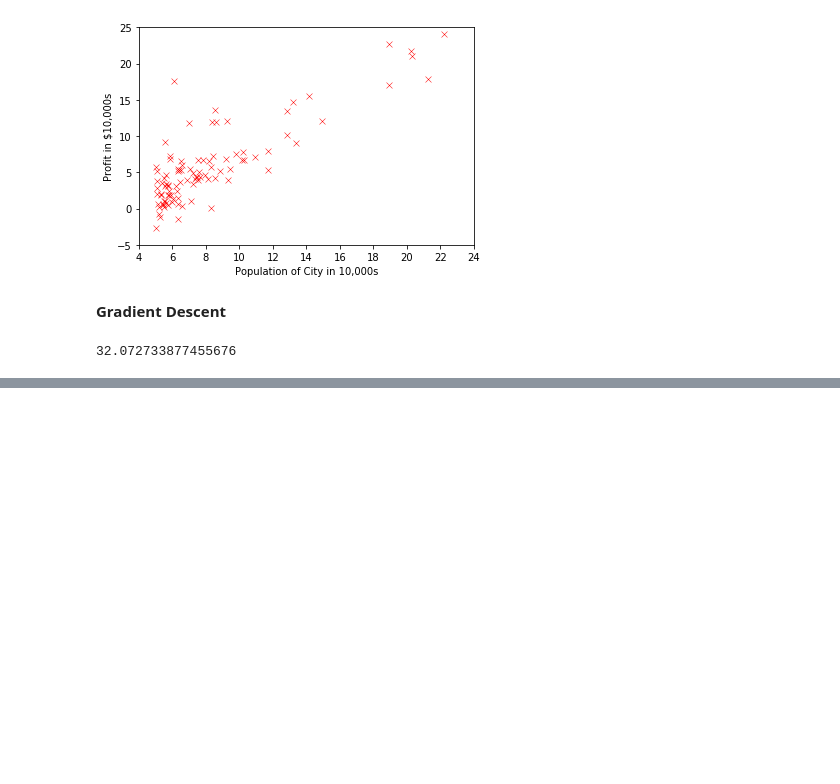
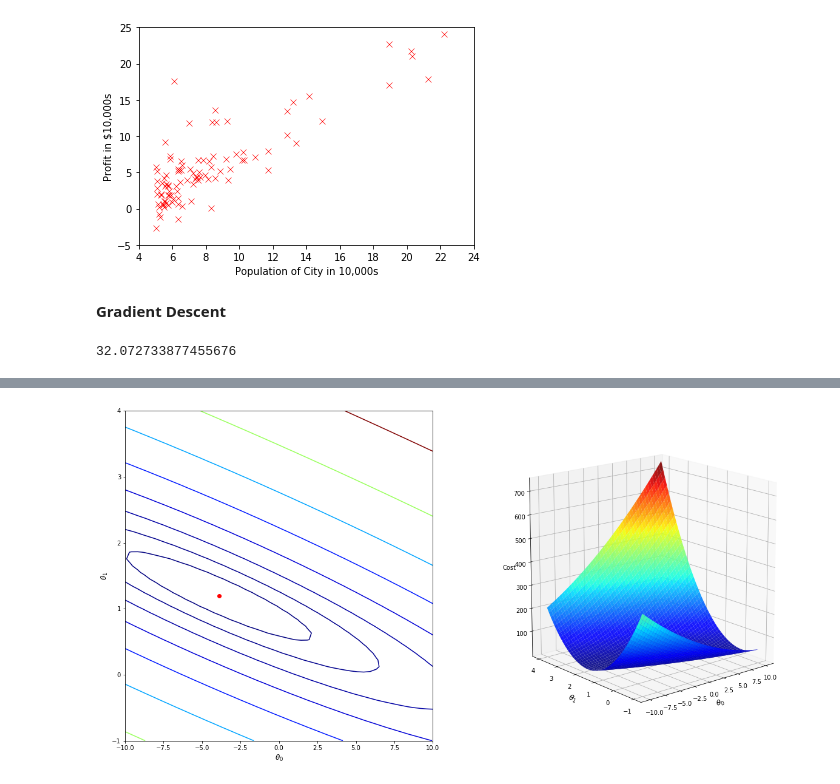
Before and after one commit to michaelzwong/ml-exercises, a Jupyter notebook: ex1/linear-regression.ipynb, the cells around one changed output, grey strips where cells are left out. Drawn from its saved outputs; the diff is of its cells as text; code cells hidden in the pictures; blank space fills up the shorter version.

```diff
--- a/ex1/linear-regression.ipynb
+++ b/ex1/linear-regression.ipynb
@@ -84,0 +99,30 @@ plt.plot(x_range, y_range, label='Gradient Descent')
+# %%
+# Create grid coordinates for plotting
+theta_zero = np.linspace(-10, 10, 50)
+theta_one = np.linspace(-1, 4, 50)
+xx, yy = np.meshgrid(theta_zero, theta_one, indexing='xy')
+z = np.zeros((theta_zero.size,theta_one.size))
+
+for (i,j),k in np.ndenumerate(z):
+    z[i,j] = compute_cost(x_values, y_values, theta=[[xx[i,j]], [yy[i,j]]])
+
+figure = plt.figure(figsize=(20,10))
+axes_one = figure.add_subplot(121)
+axes_two = figure.add_subplot(122, projection='3d')
+
+# Left plot
+contours = axes_one.contour(xx, yy, z, np.logspace(-2, 3, 20), cmap=plt.cm.jet)
+axes_one.scatter(theta[0],theta[1], c='red')
+
+# Right plot
+axes_two.plot_surface(xx, yy, z, rstride=1, cstride=1, alpha=.9, cmap=plt.cm.jet)
+axes_two.set_zlabel('Cost')
+axes_two.set_zlim(z.min(),z.max())
+axes_two.view_init(elev=15, azim=230)
+
+# settings common to both plots
+for axes in figure.axes:
+    axes.set_xlabel(r'$\theta_0$', fontsize=12)
+    axes.set_ylabel(r'$\theta_1$', fontsize=12)
+# %% [output]
+[figure, added]
```
Also changed, not shown: parts of 4 cells of this notebook.
